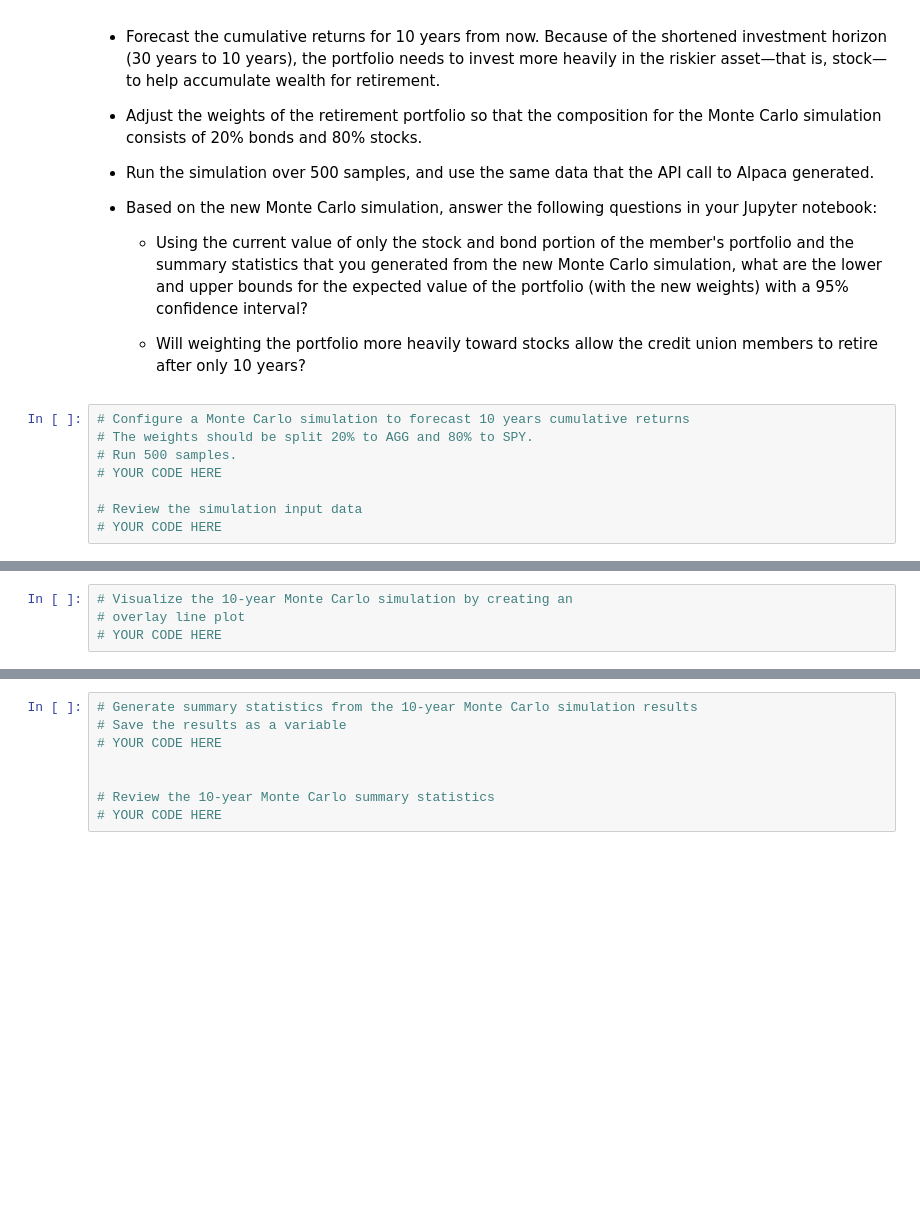
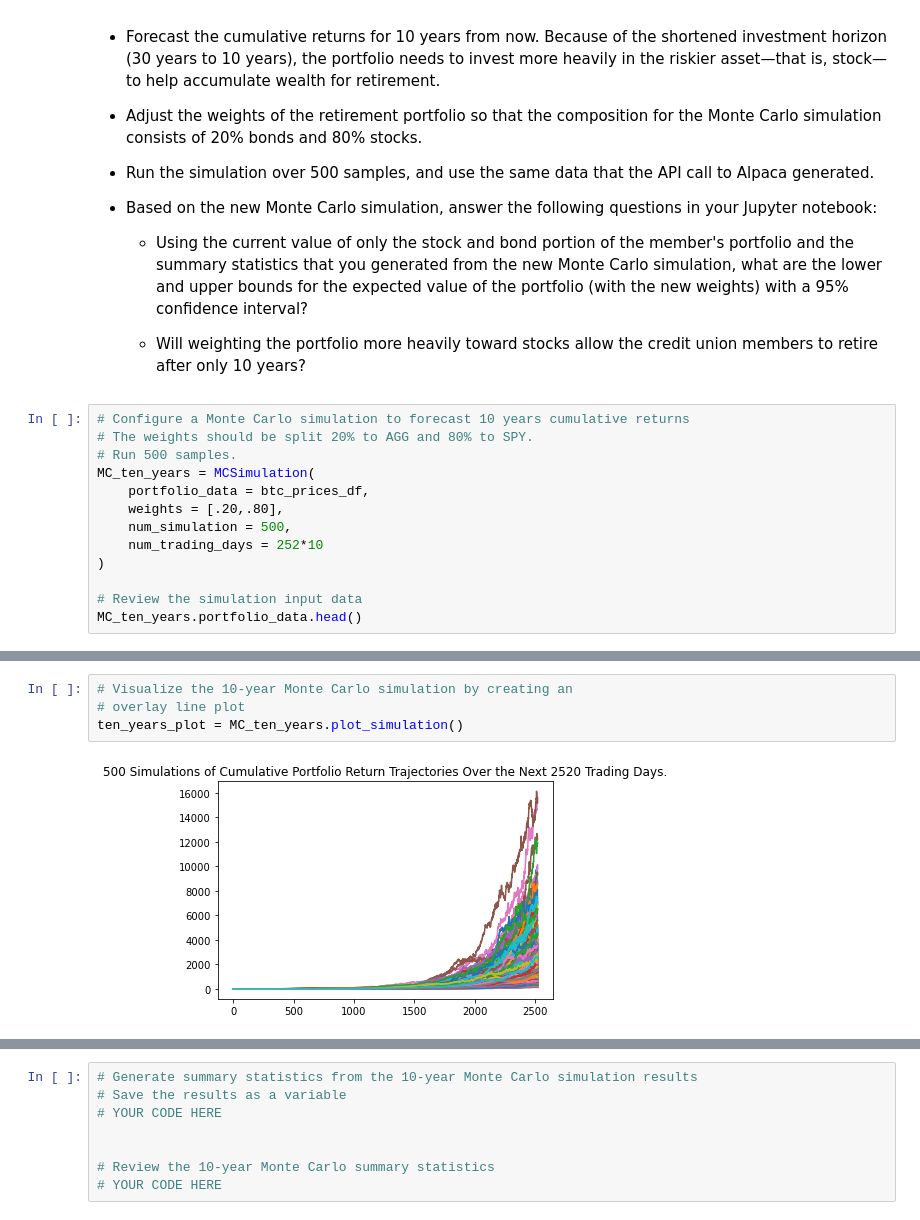
Before and after one commit to williamalford81/Assignment_5, a Jupyter notebook: financial_planning_tools.ipynb, the cells around one changed output, grey strips where cells are left out. Saved outputs shown, nothing was run; the diff lists cells and outputs as text; blank space fills up the shorter version.

```diff
--- a/financial_planning_tools.ipynb
+++ b/financial_planning_tools.ipynb
@@ -493,7 +596,12 @@ For this new Monte Carlo simulation, do the following:
 # Configure a Monte Carlo simulation to forecast 10 years cumulative returns
 # The weights should be split 20% to AGG and 80% to SPY.
 # Run 500 samples.
-# YOUR CODE HERE
+MC_ten_years = MCSimulation(
+    portfolio_data = btc_prices_df,
+    weights = [.20,.80],
+    num_simulation = 500,
+    num_trading_days = 252*10
+)
 
 # Review the simulation input data
-# YOUR CODE HERE
+MC_ten_years.portfolio_data.head()
@@ -503,7 +651,9 @@ For this new Monte Carlo simulation, do the following:
 # %%
 # Visualize the 10-year Monte Carlo simulation by creating an
 # overlay line plot
-# YOUR CODE HERE
+ten_years_plot = MC_ten_years.plot_simulation()
+# %% [output]
+[figure, added]
 # %%
 # Visualize the probability distribution of the 10-year Monte Carlo simulation
 # by plotting a histogram
```
Also changed, not shown: parts of 26 cells of this notebook.
